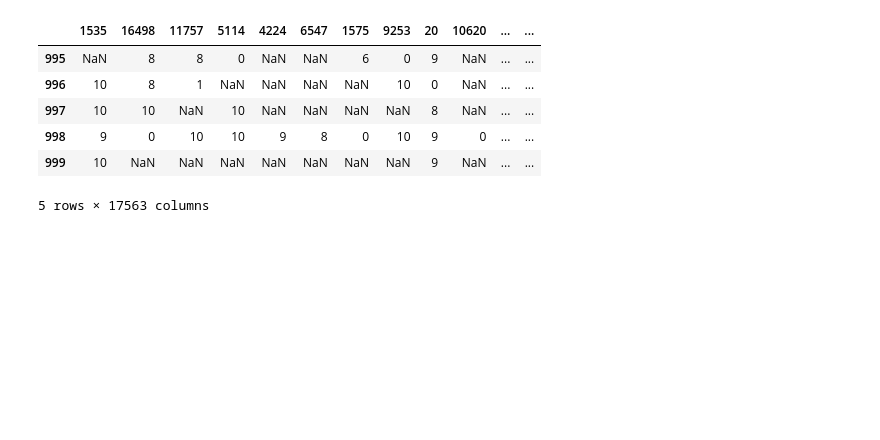
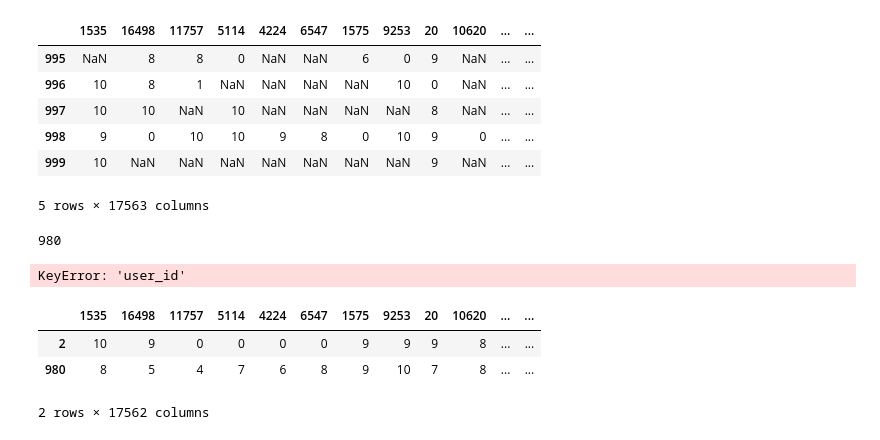
Before and after one commit to Kalamojo/Anime-Recommendation, a Jupyter notebook: users_pre.ipynb, the cells around one changed output. Cells and saved outputs as stored; diff of their text form; code cells hidden in the pictures; blank space fills up the shorter version.

```diff
--- a/users_pre.ipynb
+++ b/users_pre.ipynb
@@ -290,3 +295,19 @@ userSmall.tail()
 5 rows × 17563 columns
 # %%
 userSmall.to_csv("users2.csv")
+# %%
+user_id2[user_id2=="1069.0"].index[0]
+# %% [output]
+980
+# %%
+userd.index[user_id2['user_id'] == "2.0"].tolist()[0]
+# %% [output]
+KeyError: 'user_id'
+# %%
+ti = userd.loc[[2,980]]
+ti
+# %% [output]
+|  | 1535 | 16498 | 11757 | 5114 | 4224 | 6547 | 1575 | 9253 | 20 | 10620 | ... | ... |
+| 2 | 10 | 9 | 0 | 0 | 0 | 0 | 9 | 9 | 9 | 8 | ... | ... |
+| 980 | 8 | 5 | 4 | 7 | 6 | 8 | 9 | 10 | 7 | 8 | ... | ... |
+2 rows × 17562 columns
```
Also changed, not shown: parts of 10 cells of this notebook.
